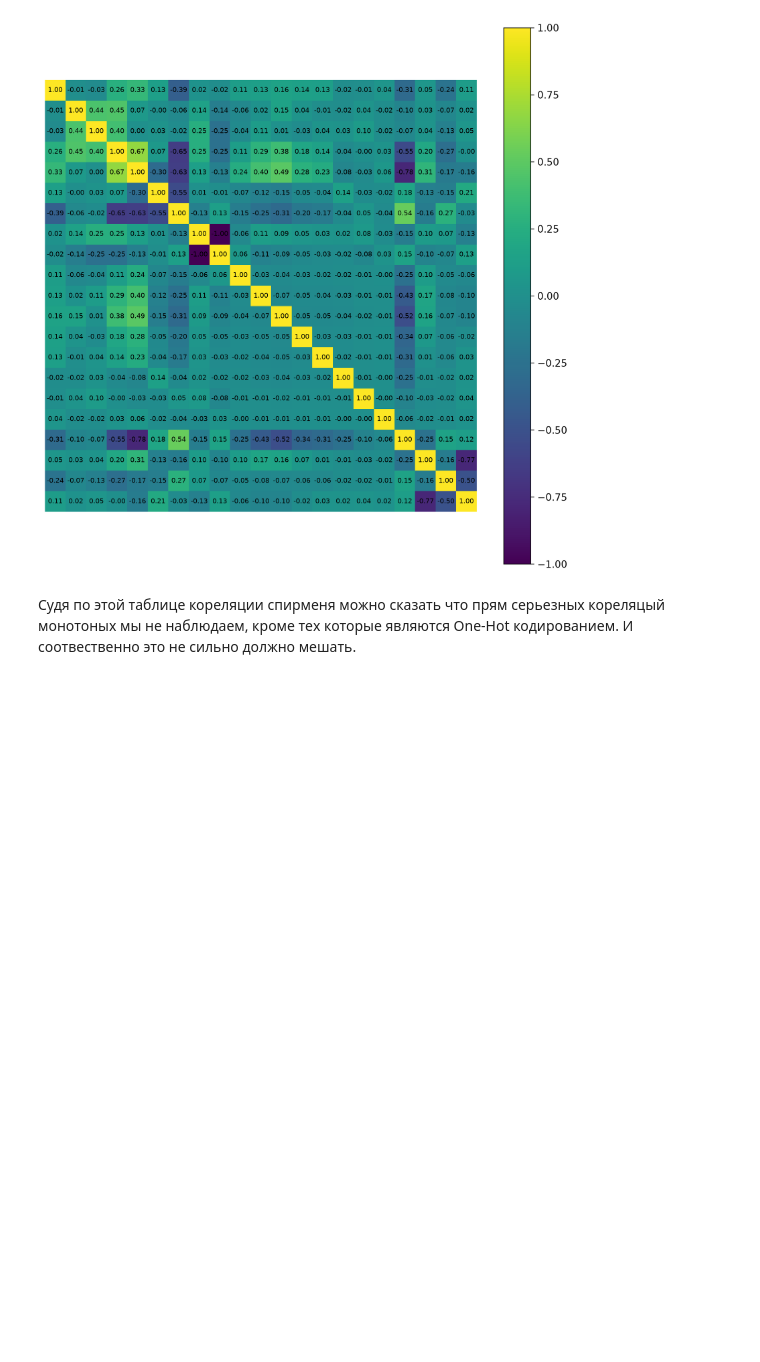
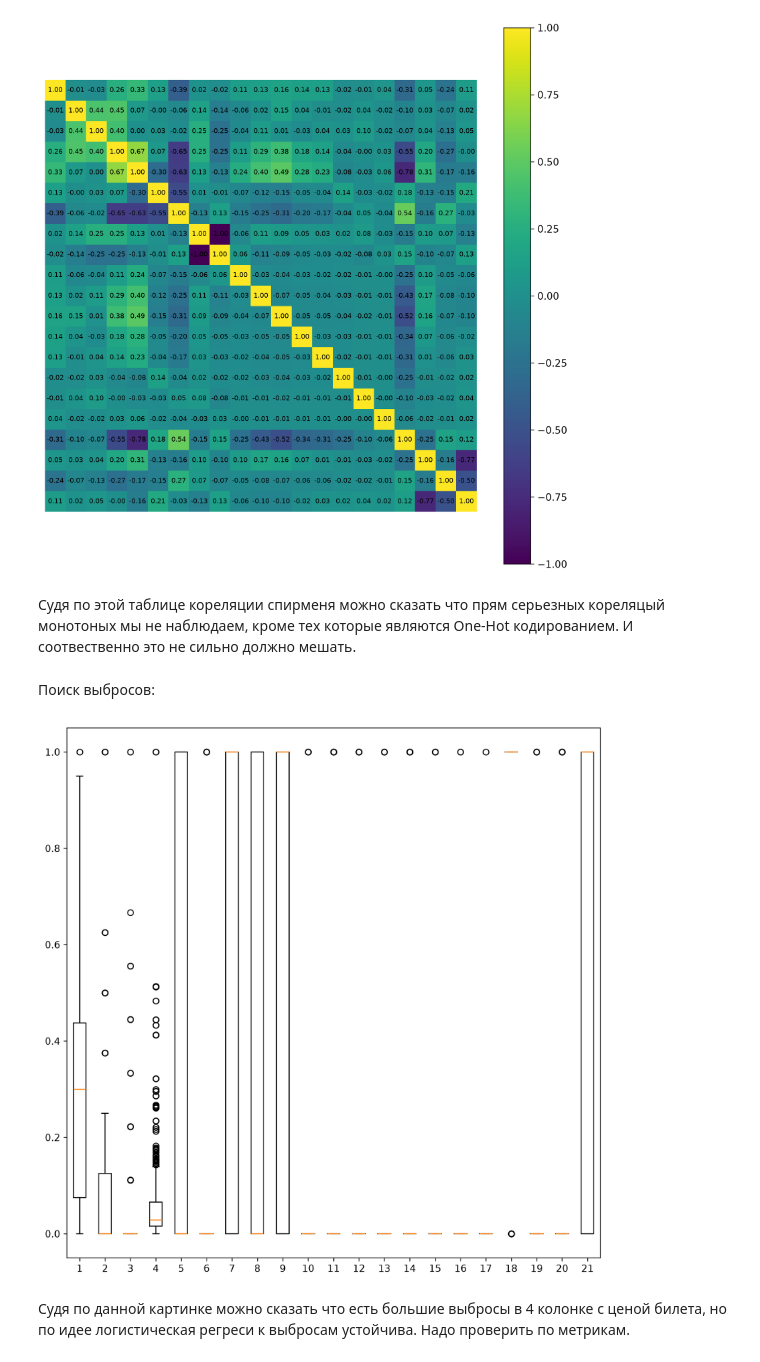
Before and after one commit to NikitaGordievich/LogisticRegression, a Jupyter notebook: dataanalization.ipynb, the cells around one changed output. Drawn from its saved outputs; the diff is of its cells as text; code cells hidden in the pictures; blank space fills up the shorter version.

```diff
--- a/dataanalization.ipynb
+++ b/dataanalization.ipynb
@@ -147,3 +153,18 @@ plt.show()
 [figure]
 # %% [markdown]
 Судя по этой таблице кореляции спирменя можно сказать что прям серьезных кореляцый монотоных мы не наблюдаем, кроме тех которые являются One-Hot кодированием. И соотвественно это не сильно должно мешать.
+# %% [markdown]
+Поиск выбросов:
+# %%
+with open('value_couts,txt','w') as f:
+
+    for i in data_train.columns:
+        f.write(f'{i}: {data_train[i].value_counts()} \n')
+
+fig=plt.figure(figsize=(10,10),dpi=300)
+plt.boxplot(data_train)
+plt.show()
+# %% [output]
+[figure, added]
+# %% [markdown]
+Судя по данной картинке можно сказать что есть большие выбросы в 4 колонке с ценой билета, но по идее логистическая регреси к выбросам устойчива. Надо проверить по метрикам.
```
Also changed, not shown: parts of 3 cells of this notebook, 3 other files.
